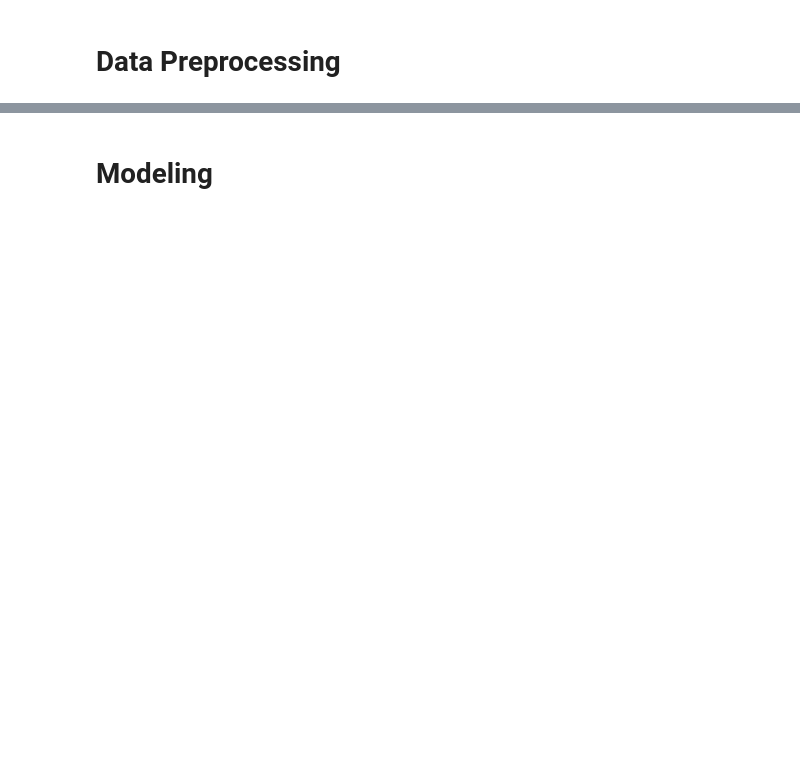
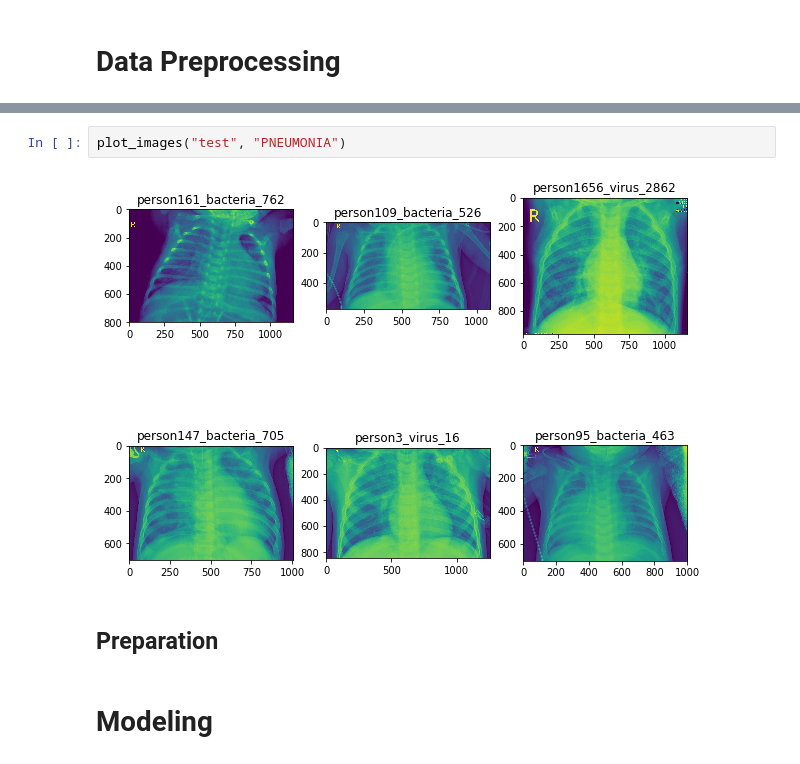
Before and after one commit to tsheltonking/Transfer-Learning-For-Pneumonia-Detection, a Jupyter notebook: Pneumonia_Detection.ipynb, the cells around one changed output, grey strips where cells are left out. Drawn from its saved outputs; the diff is of its cells as text; blank space fills up the shorter version.

```diff
--- a/Pneumonia_Detection.ipynb
+++ b/Pneumonia_Detection.ipynb
@@ -57,2 +66,8 @@ cityofoakland/oakland-rate-of-acute-preventable-hospitalizations  Oakland Rate o
+# %%
+plot_images("test", "PNEUMONIA")
+# %% [output]
+[figure, added]
+# %% [markdown]
+## Preparation
 # %% [markdown]
 # Modeling
```
Also changed, not shown: parts of 8 cells of this notebook.
